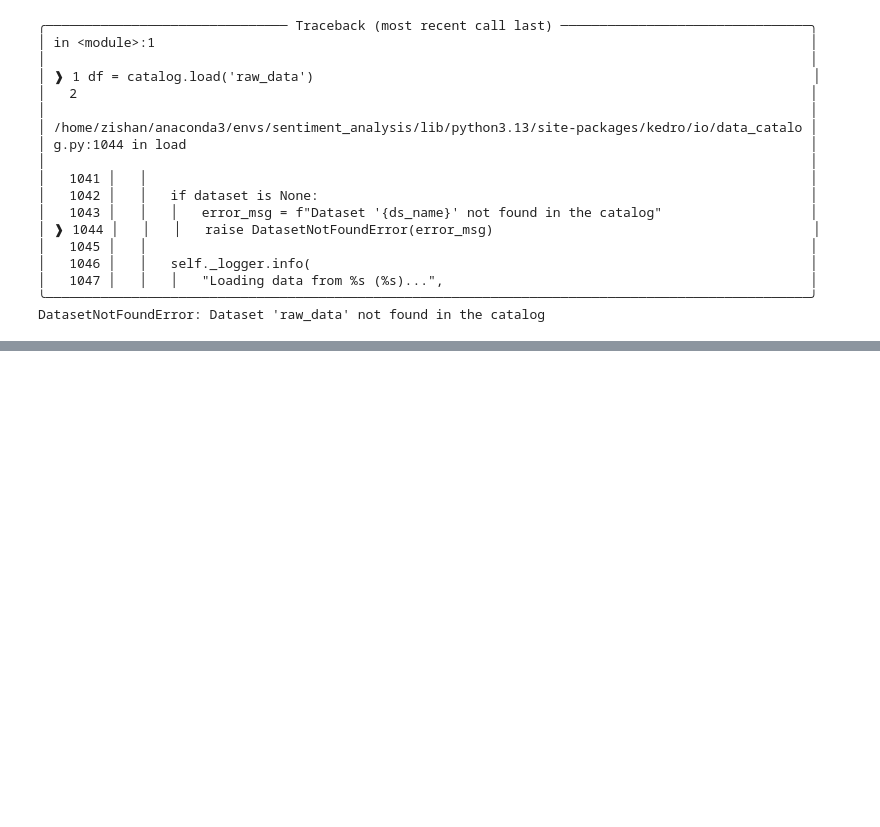
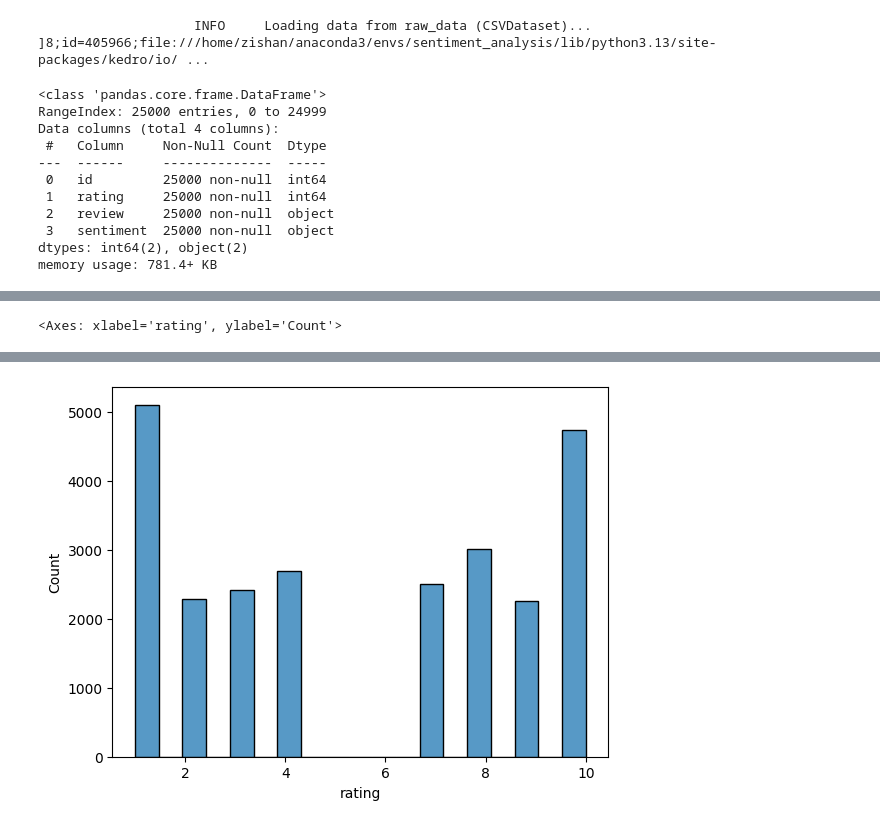
Before and after one commit to zishan044/imdb_review_sentiment_analysis, a Jupyter notebook: notebooks/initial_exploration.ipynb, the cells around one changed output, grey strips where cells are left out. Saved outputs shown, nothing was run; the diff lists cells and outputs as text; code cells hidden in the pictures; blank space fills up the shorter version.

```diff
--- a/notebooks/initial_exploration.ipynb
+++ b/notebooks/initial_exploration.ipynb
@@ -22,22 +22,17 @@
                              'pipelines'
 # %%
 df = catalog.load('raw_data')
+df.info()
 # %% [output]
-╭─────────────────────────────── Traceback (most recent call last) ────────────────────────────────╮
-│ in <module>:1                                                                                    │
-│                                                                                                  │
-│ ❱ 1 df = catalog.load('raw_data')                                                                │
-│   2                                                                                              │
-│                                                                                                  │
-│ /home/zishan/anaconda3/envs/sentiment_analysis/lib/python3.13/site-packages/kedro/io/data_catalo │
-│ g.py:1044 in load                                                                                │
-│                                                                                                  │
-│   1041 │   │                                                                                     │
-│   1042 │   │   if dataset is None:                                                               │
-│   1043 │   │   │   error_msg = f"Dataset '{ds_name}' not found in the catalog"                   │
-│ ❱ 1044 │   │   │   raise DatasetNotFoundError(error_msg)                                         │
-│   1045 │   │                                                                                     │
-│   1046 │   │   self._logger.info(                                                                │
-│   1047 │   │   │   "Loading data from %s (%s)...",                                               │
-╰──────────────────────────────────────────────────────────────────────────────────────────────────╯
-DatasetNotFoundError: Dataset 'raw_data' not found in the catalog
+                    INFO     Loading data from raw_data (CSVDataset)...                        ]8;id=405966;file:///home/zishan/anaconda3/envs/sentiment_analysis/lib/python3.13/site-packages/kedro/io/ ...
+<class 'pandas.core.frame.DataFrame'>
+RangeIndex: 25000 entries, 0 to 24999
+Data columns (total 4 columns):
+ #   Column     Non-Null Count  Dtype
+---  ------     --------------  -----
+ 0   id         25000 non-null  int64
+ 1   rating     25000 non-null  int64
+ 2   review     25000 non-null  object
+ 3   sentiment  25000 non-null  object
+dtypes: int64(2), object(2)
+memory usage: 781.4+ KB
@@ -43,0 +46,3 @@ DatasetNotFoundError: Dataset 'raw_data' not found in the catalog
+# %%
+sns.histplot(df['rating'])
+# %% [output]
@@ -43,0 +50 @@ DatasetNotFoundError: Dataset 'raw_data' not found in the catalog
+<Axes: xlabel='rating', ylabel='Count'>
@@ -43,0 +52 @@ DatasetNotFoundError: Dataset 'raw_data' not found in the catalog
+[figure, added]
```
Also changed, not shown: parts of 9 cells of this notebook, 1 other file.
